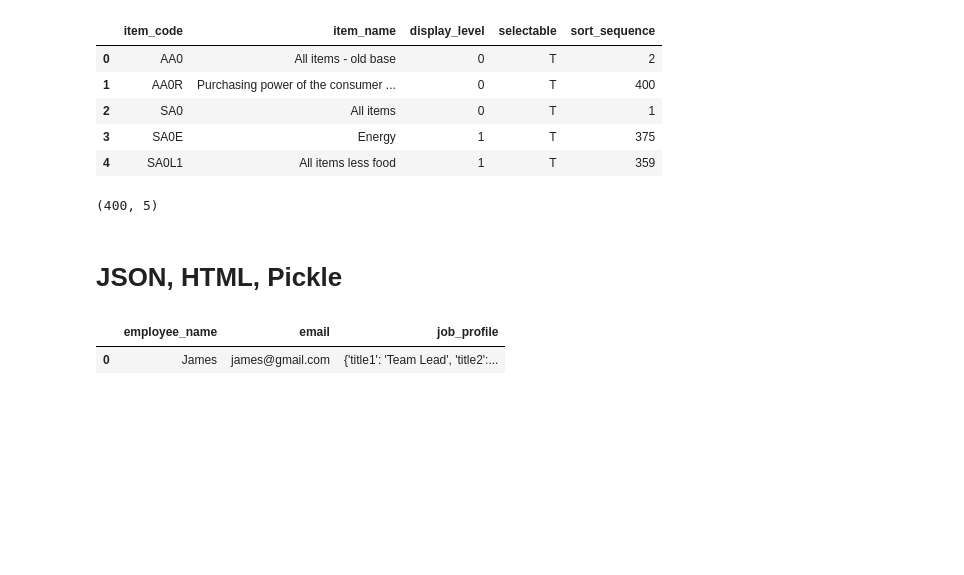
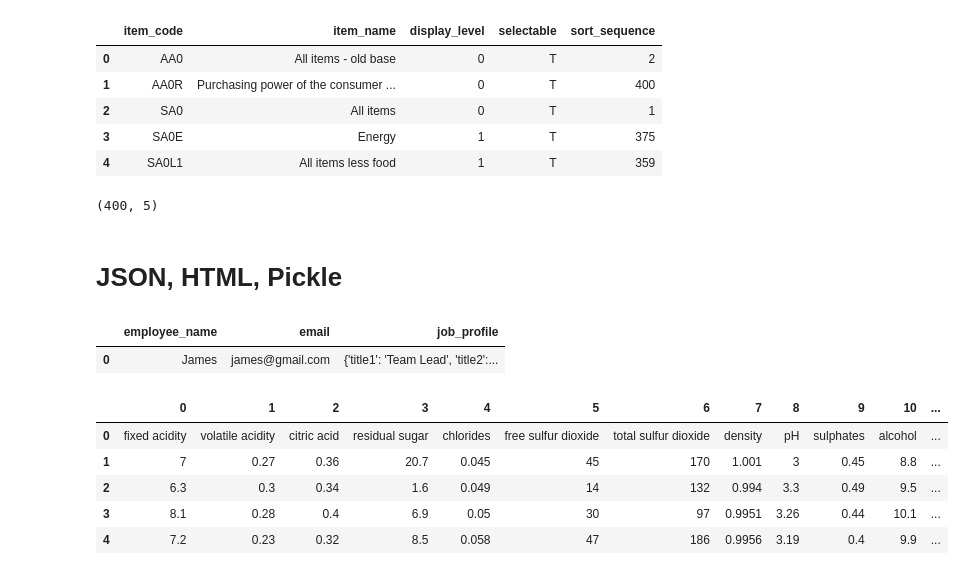
Before and after one commit to ashraful005/DS_ML_Bootcamp, a Jupyter notebook: Day 04/pandas.ipynb, the cells around one changed output. Cells and saved outputs as stored; diff of their text form; code cells hidden in the pictures; blank space fills up the shorter version.

Commit message:
Header none

```diff
--- a/Day 04/pandas.ipynb
+++ b/Day 04/pandas.ipynb
@@ -205,3 +205,13 @@ pd.read_json(data)
 # %% [output]
 |  | employee_name | email | job_profile |
 | 0 | James | james@gmail.com | {'title1': 'Team Lead', 'title2':... |
+# %%
+wine = pd.read_csv("datasets/winequality_white.csv", header=None)
+wine.head()
+# %% [output]
+|  | 0 | 1 | 2 | 3 | 4 | 5 | 6 | 7 | 8 | 9 | 10 | ... |
+| 0 | fixed acidity | volatile acidity | citric acid | residual sugar | chlorides | free sulfur dioxide | total sulfur dioxide | density | pH | sulphates | alcohol | ... |
+| 1 | 7 | 0.27 | 0.36 | 20.7 | 0.045 | 45 | 170 | 1.001 | 3 | 0.45 | 8.8 | ... |
+| 2 | 6.3 | 0.3 | 0.34 | 1.6 | 0.049 | 14 | 132 | 0.994 | 3.3 | 0.49 | 9.5 | ... |
+| 3 | 8.1 | 0.28 | 0.4 | 6.9 | 0.05 | 30 | 97 | 0.9951 | 3.26 | 0.44 | 10.1 | ... |
+| 4 | 7.2 | 0.23 | 0.32 | 8.5 | 0.058 | 47 | 186 | 0.9956 | 3.19 | 0.4 | 9.9 | ... |
```
Also changed, not shown: 2 other files.
